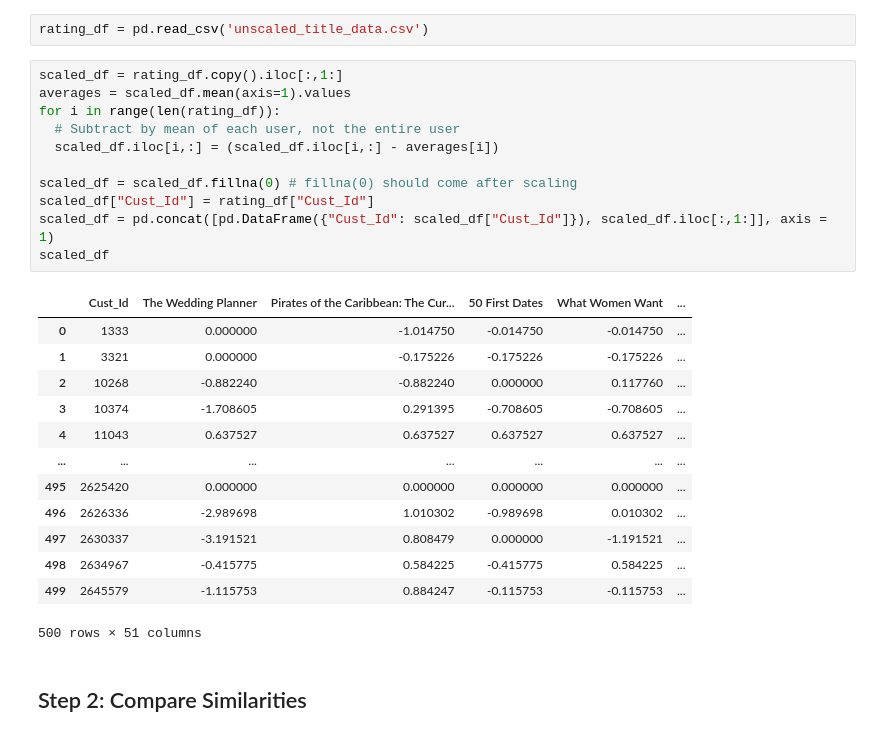
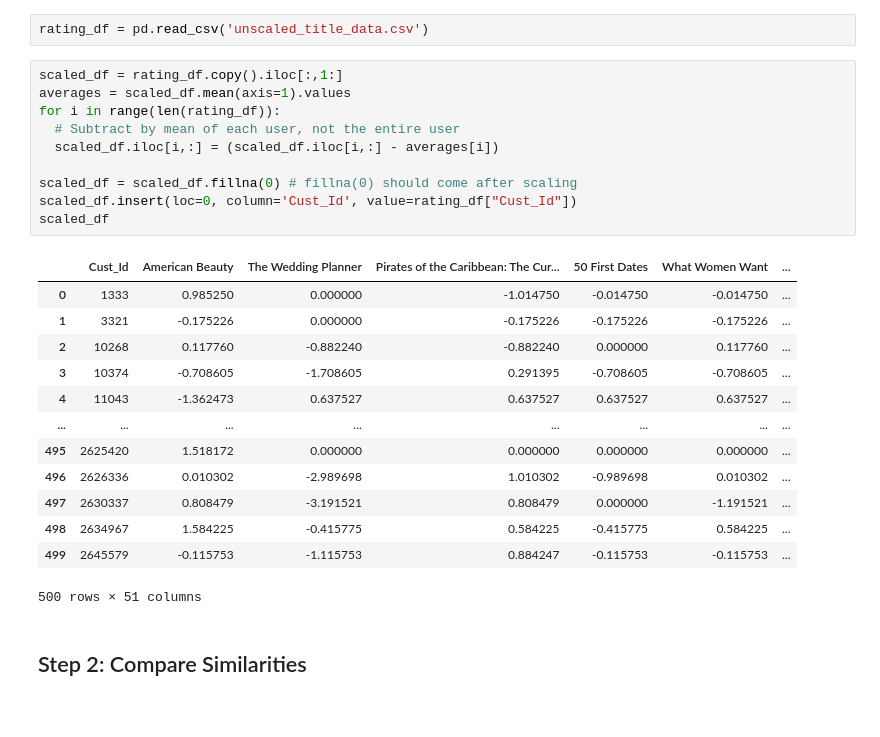
Before and after one commit to erictria/cf-tutorial, a Jupyter notebook: Netflix.ipynb, the cells around one changed output. Drawn from its saved outputs; the diff is of its cells as text.

```diff
--- a/Netflix.ipynb
+++ b/Netflix.ipynb
@@ -131,27 +131,26 @@ rating_df = pd.read_csv('unscaled_title_data.csv')
 # %%
 scaled_df = rating_df.copy().iloc[:,1:]
 averages = scaled_df.mean(axis=1).values
 for i in range(len(rating_df)):
   # Subtract by mean of each user, not the entire user
   scaled_df.iloc[i,:] = (scaled_df.iloc[i,:] - averages[i])
 
 scaled_df = scaled_df.fillna(0) # fillna(0) should come after scaling
-scaled_df["Cust_Id"] = rating_df["Cust_Id"]
-scaled_df = pd.concat([pd.DataFrame({"Cust_Id": scaled_df["Cust_Id"]}), scaled_df.iloc[:,1:]], axis = 1)
+scaled_df.insert(loc=0, column='Cust_Id', value=rating_df["Cust_Id"])
 scaled_df
 # %% [output]
-|  | Cust_Id | The Wedding Planner | Pirates of the Caribbean: The Cur... | 50 First Dates | What Women Want | ... |
-| 0 | 1333 | 0.000000 | -1.014750 | -0.014750 | -0.014750 | ... |
-| 1 | 3321 | 0.000000 | -0.175226 | -0.175226 | -0.175226 | ... |
-| 2 | 10268 | -0.882240 | -0.882240 | 0.000000 | 0.117760 | ... |
-| 3 | 10374 | -1.708605 | 0.291395 | -0.708605 | -0.708605 | ... |
-| 4 | 11043 | 0.637527 | 0.637527 | 0.637527 | 0.637527 | ... |
-| ... | ... | ... | ... | ... | ... | ... |
-| 495 | 2625420 | 0.000000 | 0.000000 | 0.000000 | 0.000000 | ... |
-| 496 | 2626336 | -2.989698 | 1.010302 | -0.989698 | 0.010302 | ... |
-| 497 | 2630337 | -3.191521 | 0.808479 | 0.000000 | -1.191521 | ... |
-| 498 | 2634967 | -0.415775 | 0.584225 | -0.415775 | 0.584225 | ... |
-| 499 | 2645579 | -1.115753 | 0.884247 | -0.115753 | -0.115753 | ... |
+|  | Cust_Id | American Beauty | The Wedding Planner | Pirates of the Caribbean: The Cur... | 50 First Dates | What Women Want | ... |
+| 0 | 1333 | 0.985250 | 0.000000 | -1.014750 | -0.014750 | -0.014750 | ... |
+| 1 | 3321 | -0.175226 | 0.000000 | -0.175226 | -0.175226 | -0.175226 | ... |
+| 2 | 10268 | 0.117760 | -0.882240 | -0.882240 | 0.000000 | 0.117760 | ... |
+| 3 | 10374 | -0.708605 | -1.708605 | 0.291395 | -0.708605 | -0.708605 | ... |
+| 4 | 11043 | -1.362473 | 0.637527 | 0.637527 | 0.637527 | 0.637527 | ... |
+| ... | ... | ... | ... | ... | ... | ... | ... |
+| 495 | 2625420 | 1.518172 | 0.000000 | 0.000000 | 0.000000 | 0.000000 | ... |
+| 496 | 2626336 | 0.010302 | -2.989698 | 1.010302 | -0.989698 | 0.010302 | ... |
+| 497 | 2630337 | 0.808479 | -3.191521 | 0.808479 | 0.000000 | -1.191521 | ... |
+| 498 | 2634967 | 1.584225 | -0.415775 | 0.584225 | -0.415775 | 0.584225 | ... |
+| 499 | 2645579 | -0.115753 | -1.115753 | 0.884247 | -0.115753 | -0.115753 | ... |
 500 rows × 51 columns
 # %% [markdown]
 ## Step 2: Compare Similarities
```
Also changed, not shown: parts of 14 cells of this notebook.
